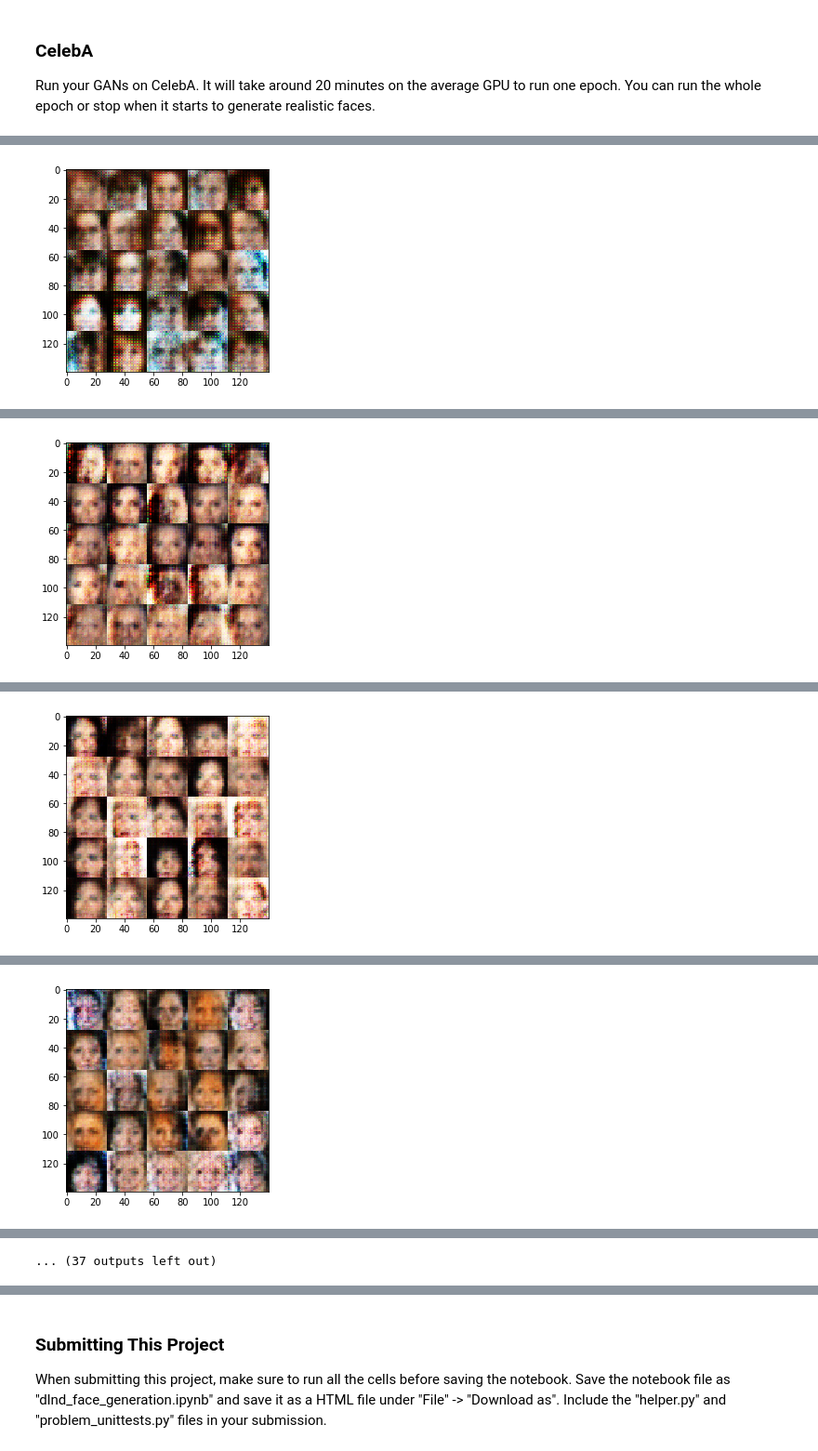
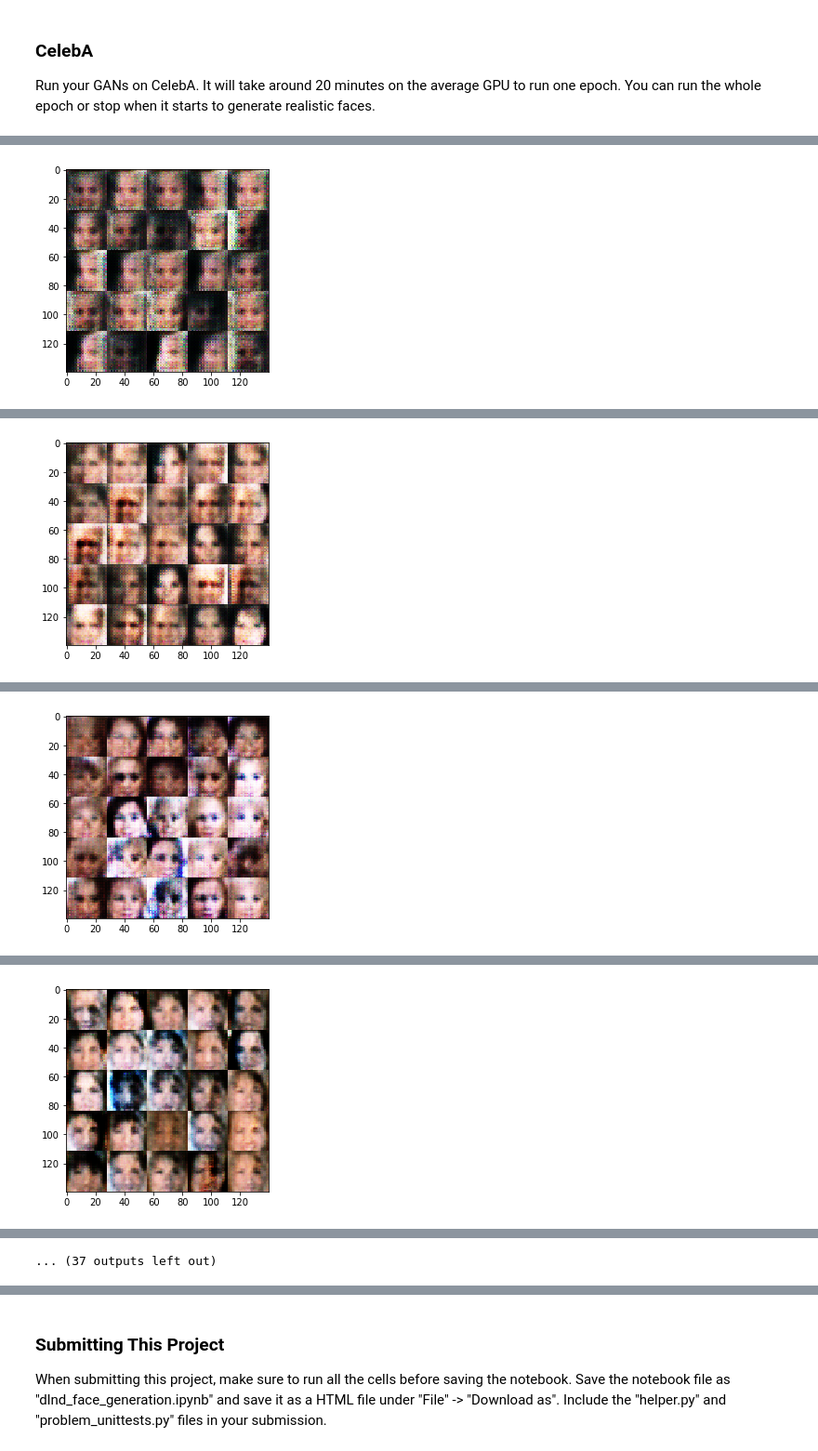
Before and after one commit to craig-martinson/face-generation-project, a Jupyter notebook: dlnd_face_generation.ipynb, the cells around one changed output, grey strips where cells are left out. Shown at 93% size. Saved outputs shown, nothing was run; the diff lists cells and outputs as text; code cells hidden in the pictures.

```diff
--- a/dlnd_face_generation.ipynb
+++ b/dlnd_face_generation.ipynb
@@ -397,6 +420,10 @@ def train(epoch_count, batch_size, z_dim, learning_rate, beta1, get_batches, dat
     history = {}
     history["discriminator"] = []
     history["generator"] = []
+    history["iteration"] = []
+
+    discriminator_train_loss = 0
+    generator_train_loss = 0
 
     with tf.Session() as sess:
         sess.run(tf.global_variables_initializer())
@@ -413,11 +440,17 @@ def train(epoch_count, batch_size, z_dim, learning_rate, beta1, get_batches, dat
                 batch_z = np.random.uniform(-1, 1, size=(batch_size, z_dim))
 
                 # Run optimizers
-                _ = sess.run(d_train_opt,
-                             feed_dict={inputs_real: batch_images, inputs_z: batch_z, lr : learning_rate})
+                if generator_train_loss <= discriminator_train_loss:
+                    # just optimise both generator and discriminator
+                    _ = sess.run(d_train_opt,
+                                     feed_dict={inputs_real: batch_images, inputs_z: batch_z, lr : learning_rate})
 
-                _ = sess.run(g_train_opt,
-                             feed_dict={inputs_z: batch_z, inputs_real: batch_images, lr : learning_rate})
+                    _ = sess.run(g_train_opt,
+                                     feed_dict={inputs_z: batch_z, inputs_real: batch_images, lr : learning_rate})
+                else:
+                    # just optimise the generator
+                    _ = sess.run(g_train_opt,
+                                     feed_dict={inputs_z: batch_z, inputs_real: batch_images, lr : learning_rate})
 
                 if steps % output_stats_step_freq == 0:
                     # Get the discriminator and generator losses
@@ -434,6 +467,7 @@ def train(epoch_count, batch_size, z_dim, learning_rate, beta1, get_batches, dat
                     # Track discriminator and generator losses
                     history["discriminator"].append(discriminator_train_loss)
                     history["generator"].append(generator_train_loss)
+                    history["iteration"].append(steps)
 
                 if steps % output_image_step_freq == 0:
                     show_generator_output(sess, show_n_images, inputs_z, image_channels, data_image_mode)
@@ -526,10 +560,10 @@ batch_size = 32
 z_dim = 100
 
 # R2: 0.0005 --> 0.001
-learning_rate = 0.001
+learning_rate = 0.0005
 
 # R2: 0.5 --> 0.2
-beta1 = 0.2
+beta1 = 0.3
 
 """
 DON'T MODIFY ANYTHING IN THIS CELL THAT IS BELOW THIS LINE
@@ -549 +583 @@ Epoch 1/1: Discriminator Loss: 1.3103, Generator Loss: 1.1858
-[figure, old version]
+[figure, new version]
@@ -554 +588 @@ Epoch 1/1: Discriminator Loss: 1.3631, Generator Loss: 1.0835
-[figure, old version]
+[figure, new version]
@@ -559 +593 @@ Epoch 1/1: Discriminator Loss: 1.2539, Generator Loss: 1.0539
-[figure, old version]
+[figure, new version]
@@ -564 +598 @@ Epoch 1/1: Discriminator Loss: 1.2952, Generator Loss: 0.9221
-[figure, old version]
+[figure, new version]
```
Also changed, not shown: parts of 9 cells of this notebook, 1 other file.
